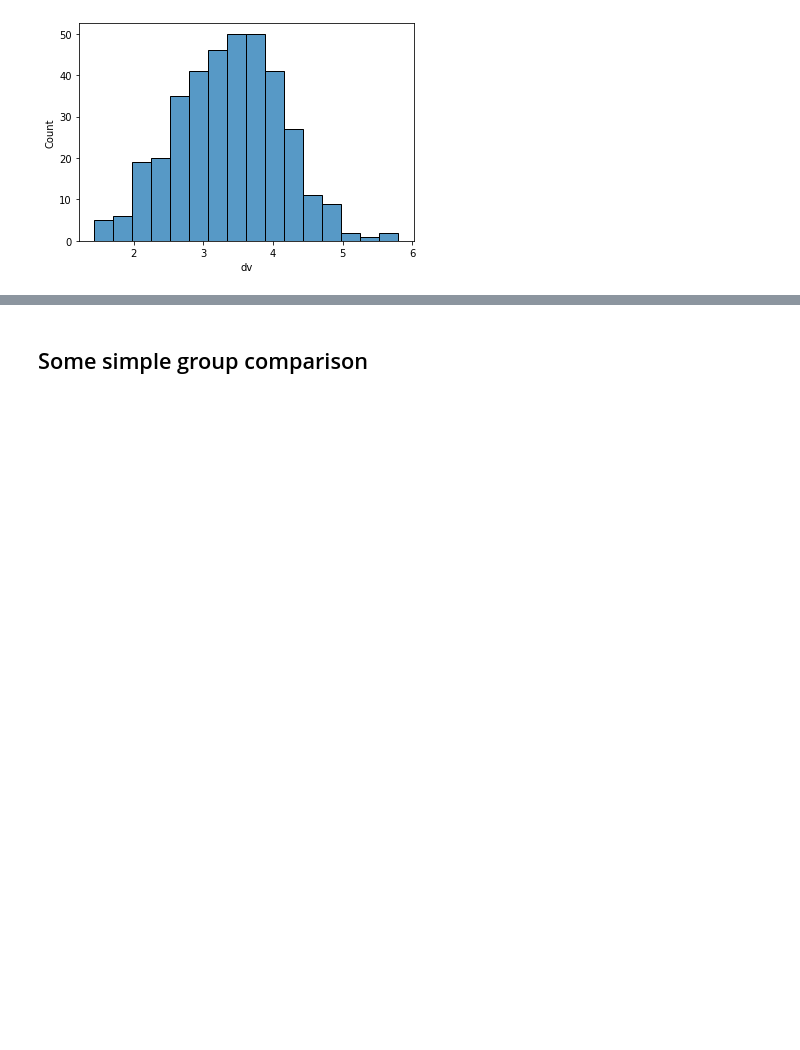
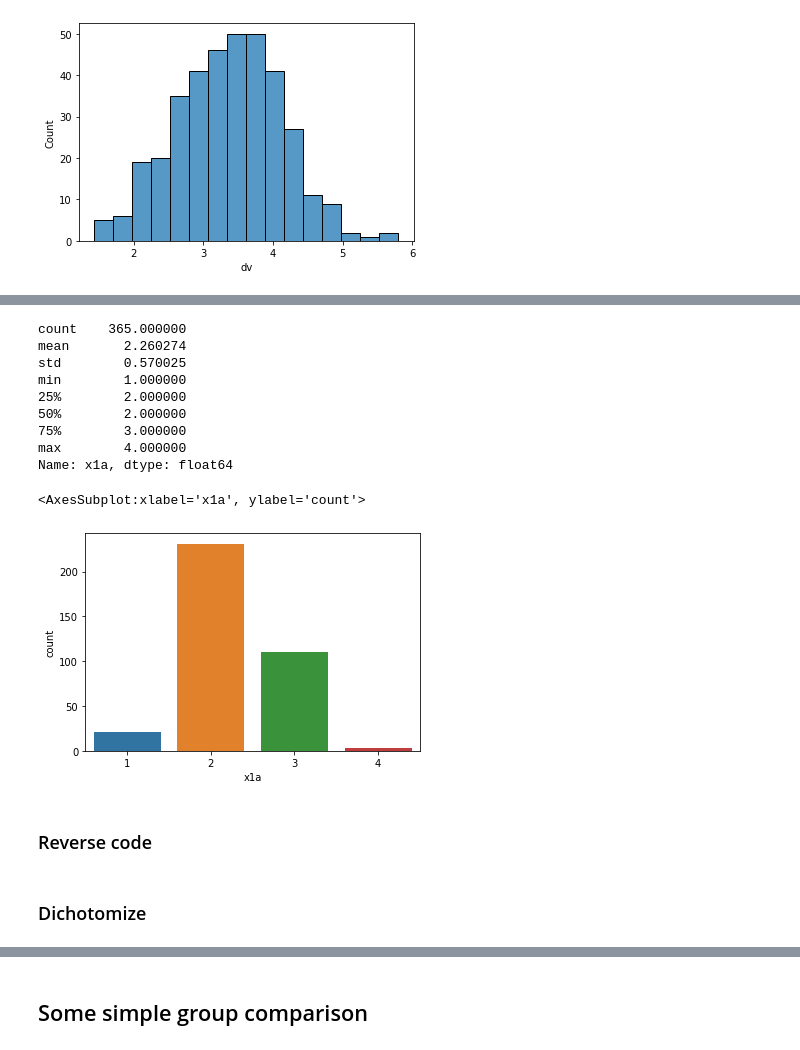
Before and after one commit to uvacw/teaching-ds-rp, a Jupyter notebook: week3/analyzing-experiments.ipynb, the cells around one changed output, grey strips where cells are left out. Saved outputs shown, nothing was run; the diff lists cells and outputs as text; code cells hidden in the pictures; blank space fills up the shorter version.

```diff
--- a/week3/analyzing-experiments.ipynb
+++ b/week3/analyzing-experiments.ipynb
@@ -108,0 +117,19 @@ sns.histplot(x='dv', data=df)
+# %%
+# Let's consider the variable x1a below:
+df['x1a'] = df['x1'].round().map(int)
+print(df['x1a'].describe())
+sns.countplot(x='x1a', data=df)
+# %% [output]
+count    365.000000
+mean       2.260274
+std        0.570025
+min        1.000000
+25%        2.000000
+50%        2.000000
+75%        3.000000
+max        4.000000
+Name: x1a, dtype: float64
+<AxesSubplot:xlabel='x1a', ylabel='count'>
+[figure, added]
+# %% [markdown]
+### Reverse code
@@ -108,0 +144,2 @@ sns.histplot(x='dv', data=df)
+# %% [markdown]
+### Dichotomize
```
Also changed, not shown: parts of 12 cells of this notebook.
